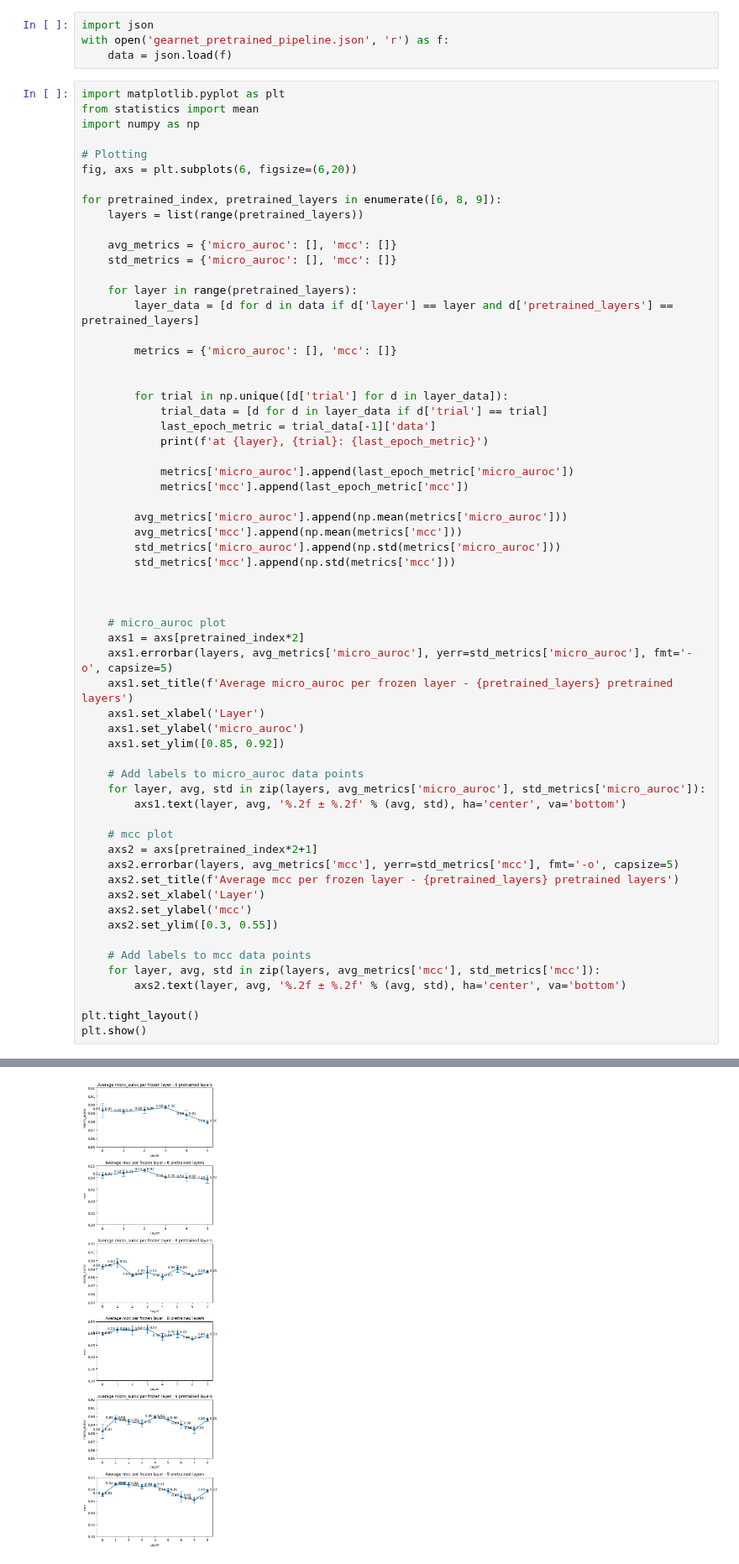
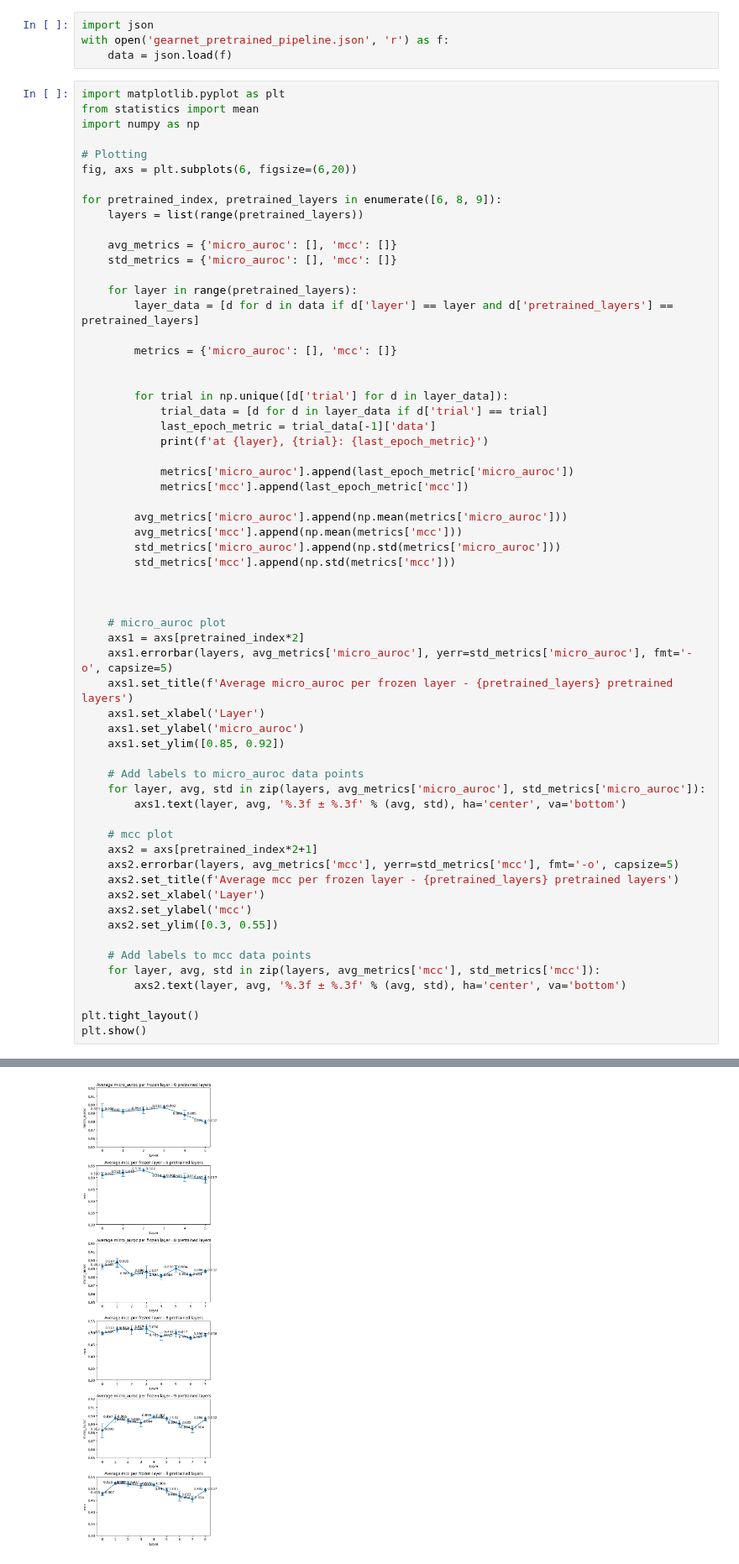
Before and after one commit to dlwocks31/atpbind, a Jupyter notebook: gearnet_pretrained_pipeline.ipynb, the cells around one changed output, grey strips where cells are left out. Shown at 84% size. Saved outputs shown, nothing was run; the diff lists cells and outputs as text.

```diff
--- a/gearnet_pretrained_pipeline.ipynb
+++ b/gearnet_pretrained_pipeline.ipynb
@@ -47,38 +47,38 @@ for pretrained_index, pretrained_layers in enumerate([6, 8, 9]):
 
     # Add labels to micro_auroc data points
     for layer, avg, std in zip(layers, avg_metrics['micro_auroc'], std_metrics['micro_auroc']):
-        axs1.text(layer, avg, '%.2f ± %.2f' % (avg, std), ha='center', va='bottom')
+        axs1.text(layer, avg, '%.3f ± %.3f' % (avg, std), ha='center', va='bottom')
 
     # mcc plot
     axs2 = axs[pretrained_index*2+1]
     axs2.errorbar(layers, avg_metrics['mcc'], yerr=std_metrics['mcc'], fmt='-o', capsize=5)
     axs2.set_title(f'Average mcc per frozen layer - {pretrained_layers} pretrained layers')
     axs2.set_xlabel('Layer')
     axs2.set_ylabel('mcc')
     axs2.set_ylim([0.3, 0.55])
 
     # Add labels to mcc data points
     for layer, avg, std in zip(layers, avg_metrics['mcc'], std_metrics['mcc']):
-        axs2.text(layer, avg, '%.2f ± %.2f' % (avg, std), ha='center', va='bottom')
+        axs2.text(layer, avg, '%.3f ± %.3f' % (avg, std), ha='center', va='bottom')
 
 plt.tight_layout()
 plt.show()
 # %% [output]
 at 0, 0: {'micro_auroc': 0.898475170135498, 'mcc': 0.5253617025048173}
 at 0, 1: {'micro_auroc': 0.8815299868583679, 'mcc': 0.49767491553081533}
 at 0, 2: {'micro_auroc': 0.8995625376701355, 'mcc': 0.5056370283014985}
 at 1, 0: {'micro_auroc': 0.8949525952339172, 'mcc': 0.525607256426821}
 at 1, 1: {'micro_auroc': 0.8885302543640137, 'mcc': 0.532665546609887}
 at 1, 2: {'micro_auroc': 0.8916500210762024, 'mcc': 0.49857843808576296}
 at 2, 0: {'micro_auroc': 0.8918523192405701, 'mcc': 0.5213072218799152}
 at 2, 1: {'micro_auroc': 0.8995115160942078, 'mcc': 0.5375581917753716}
 at 2, 2: {'micro_auroc': 0.8897244334220886, 'mcc': 0.5312063457338376}
 at 3, 0: {'micro_auroc': 0.8953359723091125, 'mcc': 0.502578467208421}
 at 3, 1: {'micro_auroc': 0.8990063667297363, 'mcc': 0.4982151923921129}
 at 3, 2: {'micro_auroc': 0.8955461978912354, 'mcc': 0.5019445578518771}
 ... (53 lines left out)
 at 7, 2: {'micro_auroc': 0.8787924647331238, 'mcc': 0.4360775781211196}
 at 8, 0: {'micro_auroc': 0.8969951868057251, 'mcc': 0.49989210867179057}
 at 8, 1: {'micro_auroc': 0.8931591510772705, 'mcc': 0.48391095598725753}
 at 8, 2: {'micro_auroc': 0.8969794511795044, 'mcc': 0.4929033787210704}
-[figure, old version]
+[figure, new version]
```
Also changed, not shown: 4 other files.
